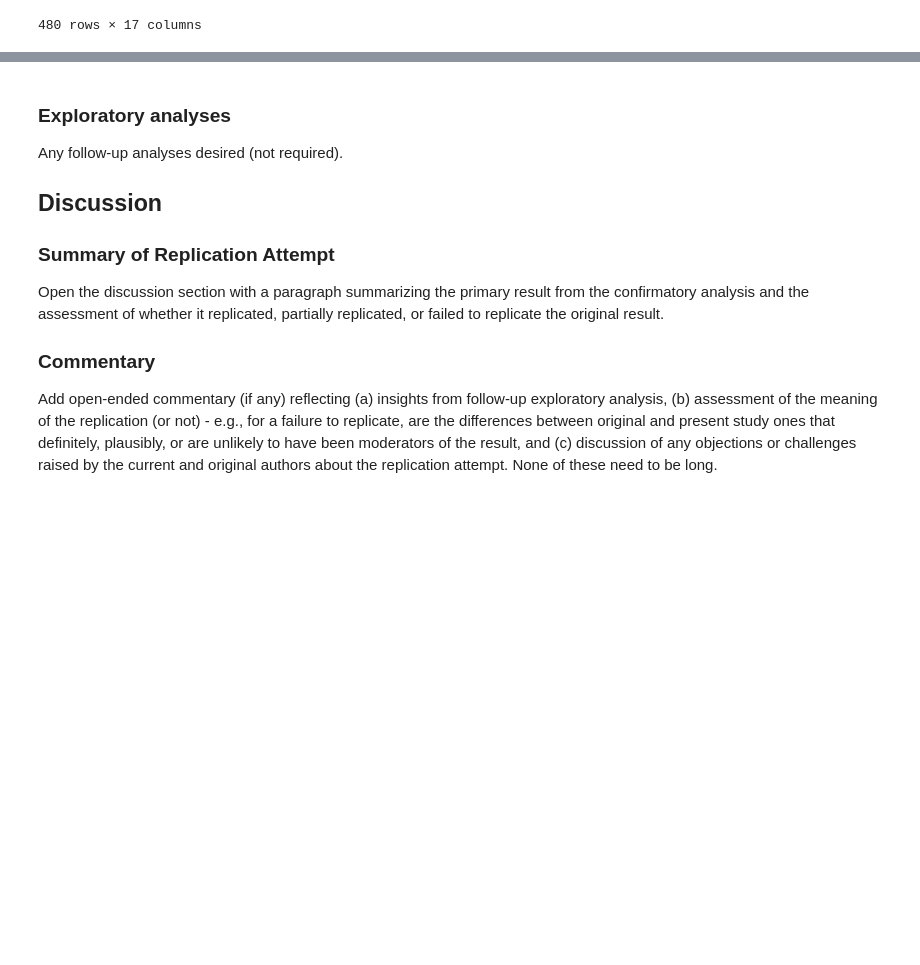
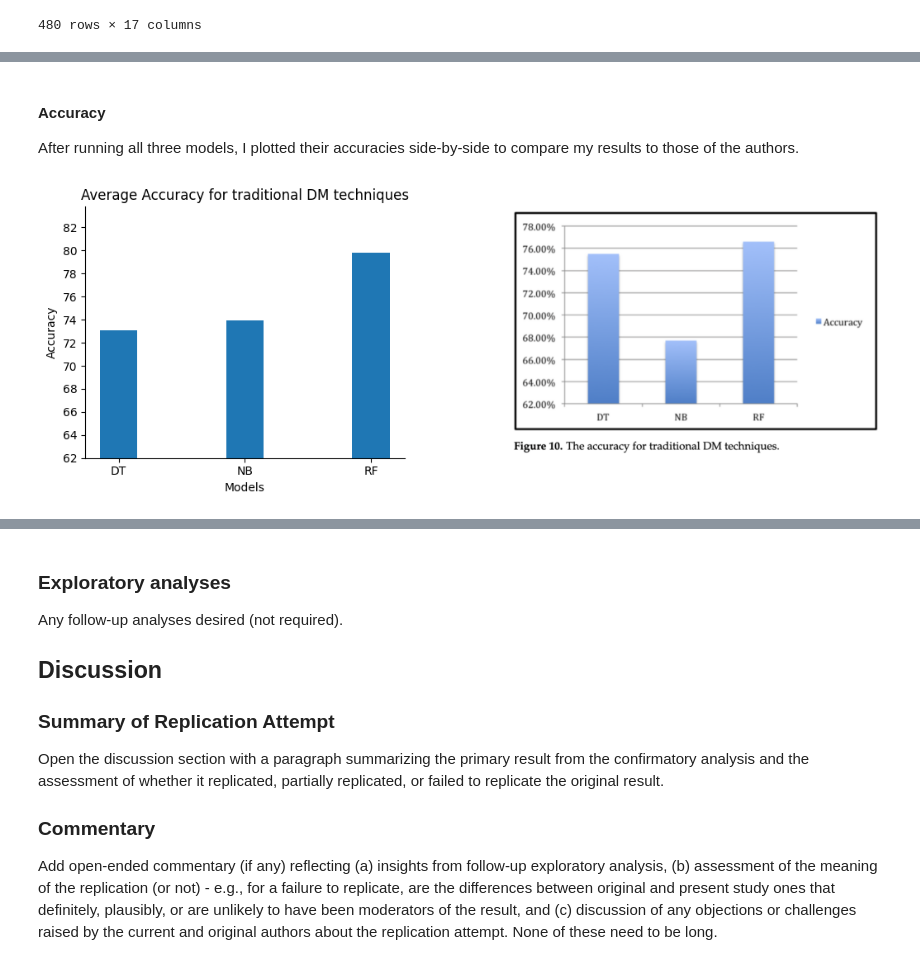
Before and after one commit to ucsd-psych201a/alsulami2023, a Jupyter notebook: writeup/Reproducibility Report.ipynb, the cells around one changed output, grey strips where cells are left out. Drawn from its saved outputs; the diff is of its cells as text; code cells hidden in the pictures; blank space fills up the shorter version.

```diff
--- a/writeup/Reproducibility Report.ipynb
+++ b/writeup/Reproducibility Report.ipynb
@@ -536,9 +537,9 @@ def evaluate_model(model, X, Y):
     # Store means (as percentages)
     metrics = [
         round(scores['test_accuracy'].mean() * 100, 2),
-        round(scores['test_precision'].mean() * 100, 2),
-        round(scores['test_recall'].mean() * 100, 2),
-        round(scores['test_f1'].mean() * 100, 2)
+        round(scores['test_precision'].mean(), 3),
+        round(scores['test_recall'].mean(), 3),
+        round(scores['test_f1'].mean(), 3)
     ]
 
     return metrics
@@ -673,0 +692,32 @@ results
+# %% [markdown]
+#### Accuracy
+After running all three models, I plotted their accuracies side-by-side to compare my results to those of the authors.
+# %%
+# Code to plot my models accuracies:
+accuracies = [metrics[0] for metrics in results.values()][0:3]
+models = list(results.keys())[0:3]
+
+# Load in og figure
+img = mpimg.imread('images/accuracy for traditional DM techniques.png')
+
+# Create subplots: 1 row, 2 columns
+fig, ax = plt.subplots(1, 2, figsize=(12, 4), gridspec_kw={'width_ratios': [1, 2]})  # Increase the width of the image subplot
+
+# Plotting the bar chart
+ax[0].bar(models, accuracies, width=0.3)
+ax[0].set_ylim(62.00)
+ax[0].set_yticks(range(62, int(max(accuracies) + 4), 2))
+ax[0].set_title('Average Accuracy for traditional DM techniques')
+ax[0].set_xlabel('Models')
+ax[0].set_ylabel('Accuracy')
+ax[0].spines['top'].set_visible(False)
+ax[0].spines['right'].set_visible(False)
+
+# Display the image on the second subplot
+ax[1].imshow(img)
+ax[1].axis('off')  # Hide the axis for the image
+
+# Adjust layout to prevent overlap
+plt.tight_layout()
+# %% [output]
+[figure, added]
```
Also changed, not shown: parts of 31 cells of this notebook, 4 other files.
